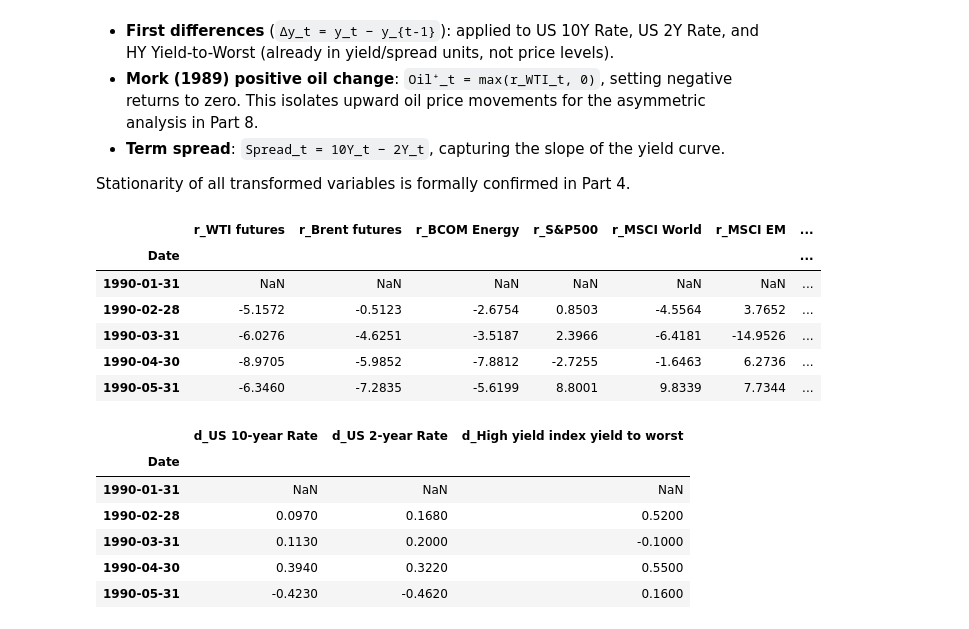
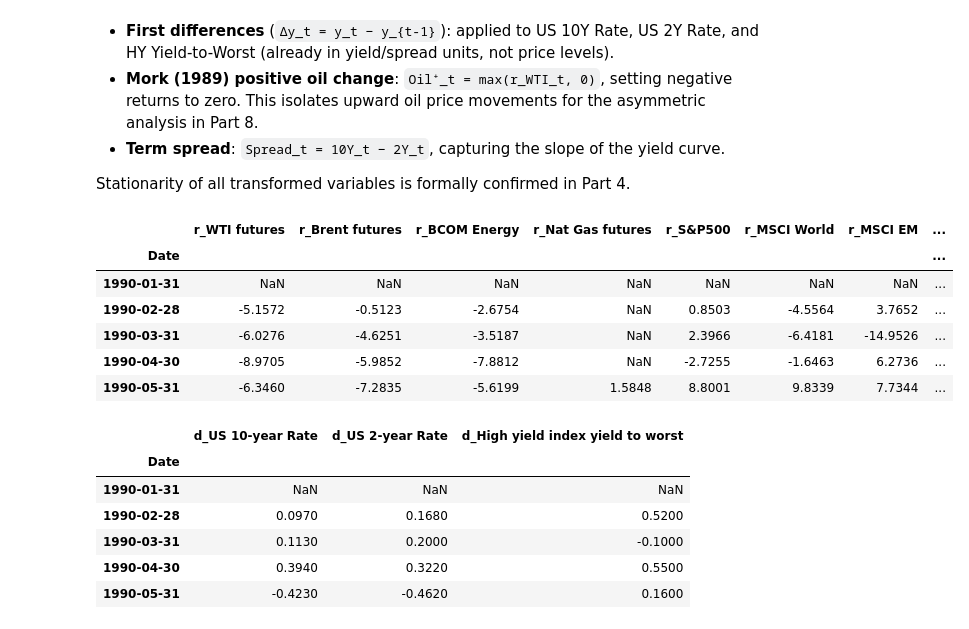
Before and after one commit to Altankaragulle/EMIF_Project_Oil, a Jupyter notebook: EMIF_Oil_Shock_Project.ipynb, the cells around one changed output. Drawn from its saved outputs; the diff is of its cells as text; code cells hidden in the pictures.

```diff
--- a/EMIF_Oil_Shock_Project.ipynb
+++ b/EMIF_Oil_Shock_Project.ipynb
@@ -45,0 +44,16 @@ file_path = "data_hec_projet_1.xlsx"
+# %%
+from pathlib import Path
+
+# Search for the data file anywhere under the notebook's working directory.
+# Works whether the file sits at the project root, in data/, or anywhere else.
+_matches = list(Path().resolve().rglob("data_hec_projet_1.xlsx"))
+
+if not _matches:
+    raise FileNotFoundError(
+        "Could not find 'data_hec_projet_1.xlsx'.\n"
+        f"Searched under: {Path().resolve()}\n"
+        "Place the file anywhere in the project folder and re-run."
+    )
+
+file_path = _matches[0]
+print(f"Data file found at: {file_path}")
@@ -142,4 +158,9 @@ Manufacturing ISM - Price Paid     0
 dtype: int64
+# %%
+# TFT futures is entirely empty (9,443 missing values out of 9,443 observations).
+# It carries no information and is dropped before frequency conversion.
+daily = daily.drop(columns=["TFT futures"])
+print("Remaining daily columns:", list(daily.columns))
 # %% [markdown]
 ## 1.3 — Frequency Conversion (Daily → Monthly)
 
@@ -181,30 +202,30 @@ Stationarity of all transformed variables is formally confirmed in Part 4.
 # %%
 # Compute log-returns for price/index series
 price_cols = [
     "WTI futures",
     "Brent futures",
     "BCOM Energy",
-    "Natural Gas",
+    "Nat Gas futures",
     "S&P500",
     "MSCI World",
     "MSCI EM",
     "Russell 2000 index",
     "Gold"
 ]
 
 for col in price_cols:
     if col in daily_monthly.columns:
         daily_monthly[f"r_{col}"] = 100 * np.log(daily_monthly[col] / daily_monthly[col].shift(1))
 
 daily_monthly[[c for c in daily_monthly.columns if c.startswith("r_")]].head()
 # %% [output]
-|  | r_WTI futures | r_Brent futures | r_BCOM Energy | r_S&P500 | r_MSCI World | r_MSCI EM | ... |
-| Date |  |  |  |  |  |  | ... |
-| 1990-01-31 | NaN | NaN | NaN | NaN | NaN | NaN | ... |
-| 1990-02-28 | -5.1572 | -0.5123 | -2.6754 | 0.8503 | -4.5564 | 3.7652 | ... |
-| 1990-03-31 | -6.0276 | -4.6251 | -3.5187 | 2.3966 | -6.4181 | -14.9526 | ... |
-| 1990-04-30 | -8.9705 | -5.9852 | -7.8812 | -2.7255 | -1.6463 | 6.2736 | ... |
-| 1990-05-31 | -6.3460 | -7.2835 | -5.6199 | 8.8001 | 9.8339 | 7.7344 | ... |
+|  | r_WTI futures | r_Brent futures | r_BCOM Energy | r_Nat Gas futures | r_S&P500 | r_MSCI World | r_MSCI EM | ... |
+| Date |  |  |  |  |  |  |  | ... |
+| 1990-01-31 | NaN | NaN | NaN | NaN | NaN | NaN | NaN | ... |
+| 1990-02-28 | -5.1572 | -0.5123 | -2.6754 | NaN | 0.8503 | -4.5564 | 3.7652 | ... |
+| 1990-03-31 | -6.0276 | -4.6251 | -3.5187 | NaN | 2.3966 | -6.4181 | -14.9526 | ... |
+| 1990-04-30 | -8.9705 | -5.9852 | -7.8812 | NaN | -2.7255 | -1.6463 | 6.2736 | ... |
+| 1990-05-31 | -6.3460 | -7.2835 | -5.6199 | 1.5848 | 8.8001 | 9.8339 | 7.7344 | ... |
 # %%
 # Compute first differences for yield / rate variables
 rate_cols = [
```
Also changed, not shown: parts of 5 cells of this notebook.
